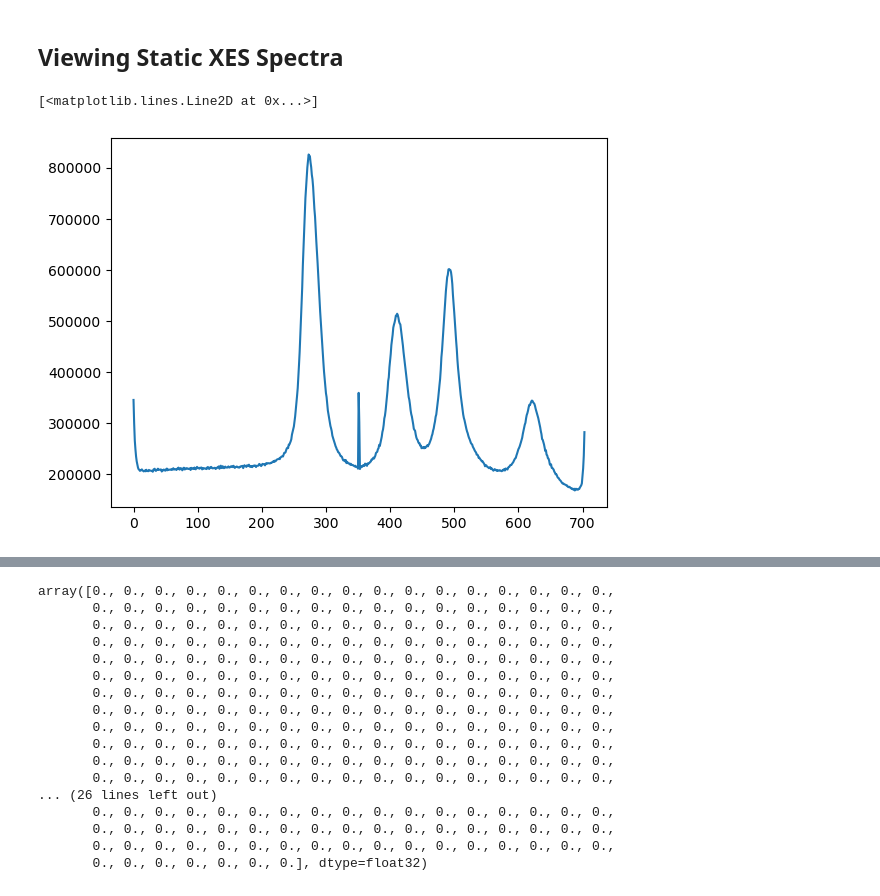
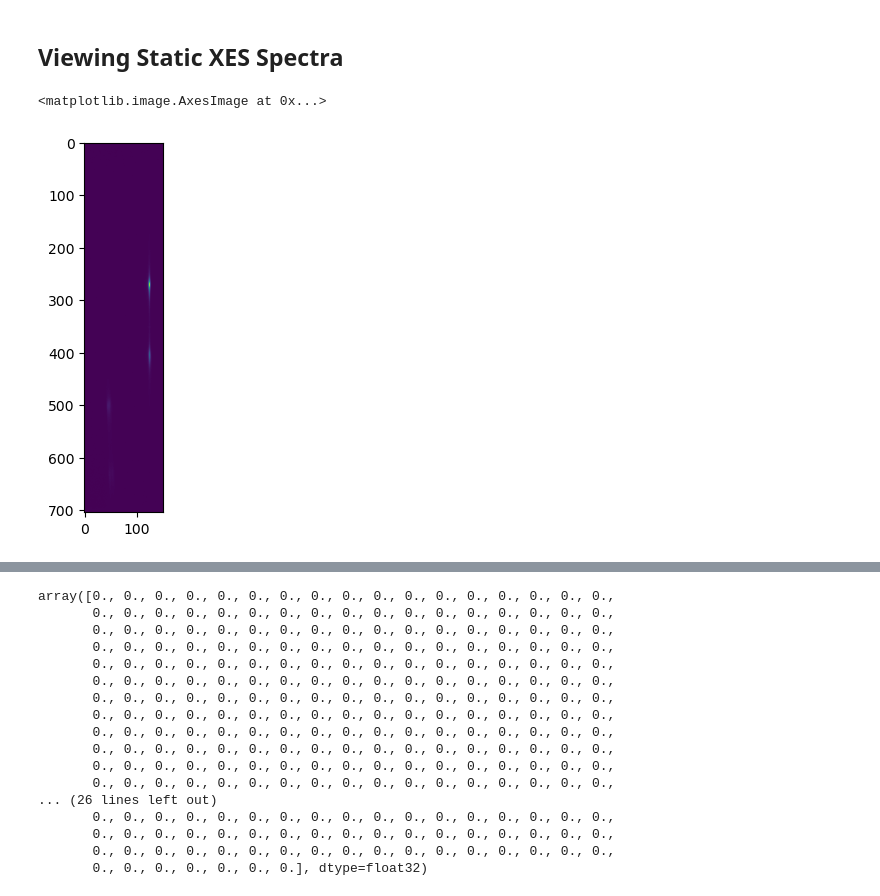
Before and after one commit to lg345/XSpect, a Jupyter notebook: XSpect_XES_examples.ipynb, the cells around one changed output, grey strips where cells are left out. Saved outputs shown, nothing was run; the diff lists cells and outputs as text; code cells hidden in the pictures.

```diff
--- a/XSpect_XES_examples.ipynb
+++ b/XSpect_XES_examples.ipynb
@@ -25,17 +25,14 @@ xes=XSpect.XSpect_Controller.XESBatchAnalysisRotation()
 xes.key_epix=['epix_1/ROI_0_area']
 #xes.set_key_aliases(keys,names)
 #xes.import_roi=[[0,100]]
-xes.rois=[[0,300]]
+xes.rois=[[40,170]]
 xes.adu_cutoff=3.0
 xes.angle=0
 xes.transpose=True
-xes.run_parser(['2-3'])
+xes.run_parser(['15'])
 start=time.time()
 xes.primary_analysis_parallel_range(4,xes_experiment,method=xes.primary_analysis_static,increment=2000,verbose=False)
 end=time.time()
 v=XSpect.XSpect_Visualization.XESVisualization()
 v.combine_static_spectra(xes_analysis=xes,xes_key='epix_ROI_1_summed')
 plt.plot(v.summed_xes)
-# %% [output]
-[<matplotlib.lines.Line2D at 0x...>]
-[figure, removed]
@@ -42,3 +44,8 @@ plt.plot(v.summed_xes)
+# %%
+plt.imshow(v.summed_xes)
+# %% [output]
+<matplotlib.image.AxesImage at 0x...>
+[figure, added]
 # %%
 #Fe k-alpha
 xes_experiment = XSpect.XSpect_Analysis.spectroscopy_experiment(hutch='mfx',experiment_id='mfxl1045123',lcls_run=23)
```
Also changed, not shown: parts of 4 cells of this notebook, 1 other file.
